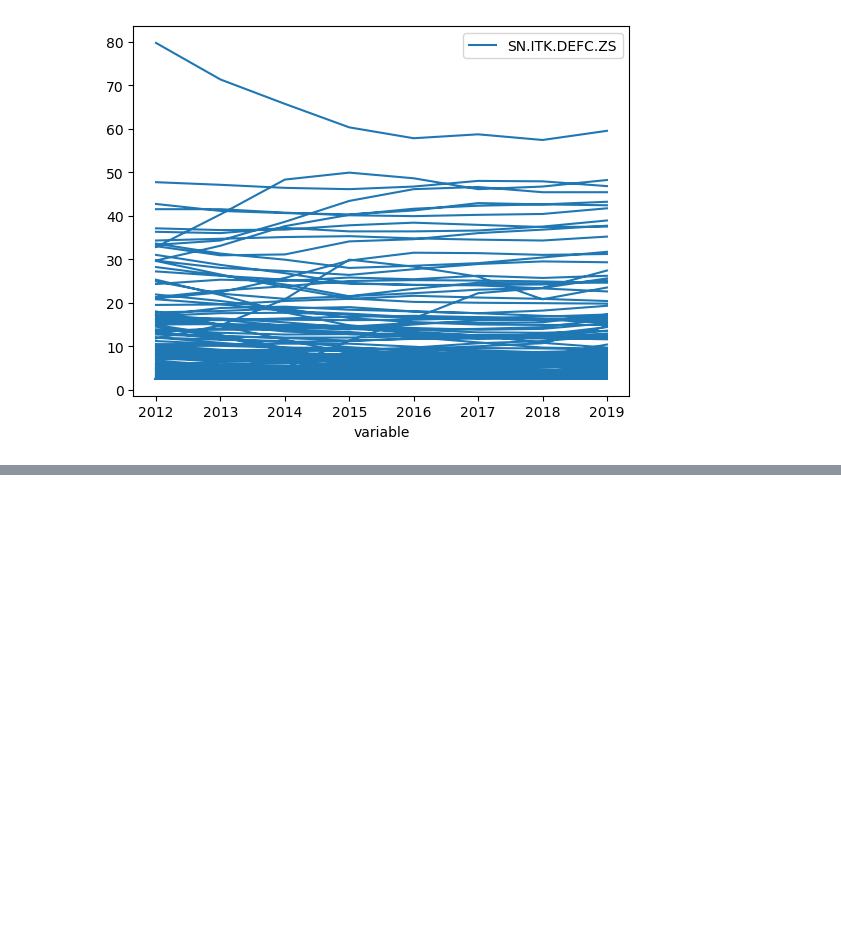
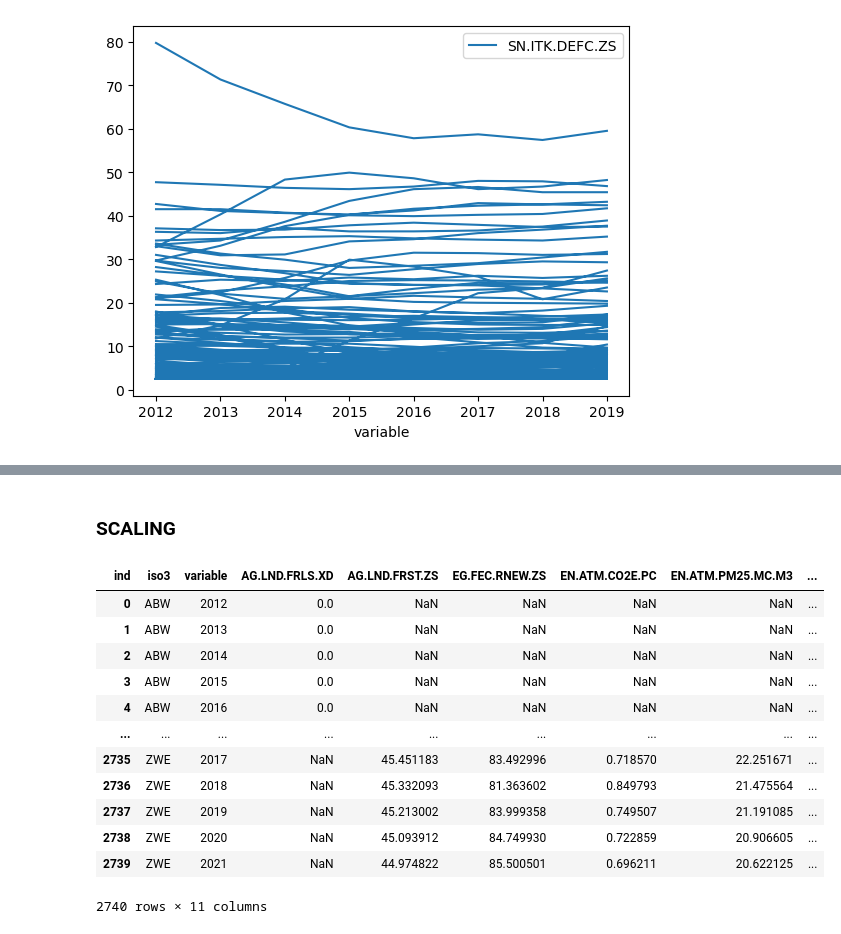
Before and after one commit to capstone-travel-index/better_travel_index, a Jupyter notebook: esg_data.ipynb, the cells around one changed output, grey strips where cells are left out. Drawn from its saved outputs; the diff is of its cells as text; code cells hidden in the pictures; blank space fills up the shorter version.

```diff
--- a/esg_data.ipynb
+++ b/esg_data.ipynb
@@ -434,0 +432,3 @@ for i in gov_ind:
+# %%
+#copy the df
+df_env_inp = df_env_trans.copy()
@@ -434,0 +448,27 @@ for i in gov_ind:
+# %%
+# Define the columns for linear regression
+indicators = env_ind
+# Iterate over unique iso3 values/countries
+for iso3 in df_env_inp['iso3'].unique():
+    # Iterate over columns/indicators
+    for indicator in indicators:
+        # Filter rows for the current iso3 and indicator
+        filtered_rows = df_env_inp[(df_env_inp['iso3'] == iso3) & (df_env_inp[indicator].notna())]
+
+        # Check if there are enough non-NaN values for regression
+        if len(filtered_rows) >= 2:
+            X = filtered_rows['variable'].values.reshape(-1, 1)
+            y = filtered_rows[indicator].values.reshape(-1, 1)
+
+            # Create a regression model and fit it
+            regression_model = LinearRegression()
+            regression_model.fit(X, y)
+
+            # Predict NaN values using the regression model
+            X_pred = df_env_trans.loc[(df_env_trans['iso3'] == iso3) & (df_env_trans[indicator].isna()), 'variable'].values.reshape(-1, 1)
+
+            if len(X_pred) > 0:
+                y_pred = regression_model.predict(X_pred)
+
+                # Replace NaN values with the predicted values
+                df_env_inp.loc[(df_env_trans['iso3'] == iso3) & (df_env_trans[indicator].isna()), indicator] = np.squeeze(y_pred)
@@ -434,0 +782,2 @@ for i in gov_ind:
+# %% [markdown]
+### SCALING
@@ -434,0 +800,16 @@ for i in gov_ind:
+# %%
+df_env_inp
+# %% [output]
+| ind | iso3 | variable | AG.LND.FRLS.XD | AG.LND.FRST.ZS | EG.FEC.RNEW.ZS | EN.ATM.CO2E.PC | EN.ATM.PM25.MC.M3 | ... |
+| 0 | ABW | 2012 | 0.0 | NaN | NaN | NaN | NaN | ... |
+| 1 | ABW | 2013 | 0.0 | NaN | NaN | NaN | NaN | ... |
+| 2 | ABW | 2014 | 0.0 | NaN | NaN | NaN | NaN | ... |
+| 3 | ABW | 2015 | 0.0 | NaN | NaN | NaN | NaN | ... |
+| 4 | ABW | 2016 | 0.0 | NaN | NaN | NaN | NaN | ... |
+| ... | ... | ... | ... | ... | ... | ... | ... | ... |
+| 2735 | ZWE | 2017 | NaN | 45.451183 | 83.492996 | 0.718570 | 22.251671 | ... |
+| 2736 | ZWE | 2018 | NaN | 45.332093 | 81.363602 | 0.849793 | 21.475564 | ... |
+| 2737 | ZWE | 2019 | NaN | 45.213002 | 83.999358 | 0.749507 | 21.191085 | ... |
+| 2738 | ZWE | 2020 | NaN | 45.093912 | 84.749930 | 0.722859 | 20.906605 | ... |
+| 2739 | ZWE | 2021 | NaN | 44.974822 | 85.500501 | 0.696211 | 20.622125 | ... |
+2740 rows × 11 columns
```
Also changed, not shown: parts of 51 cells of this notebook.
